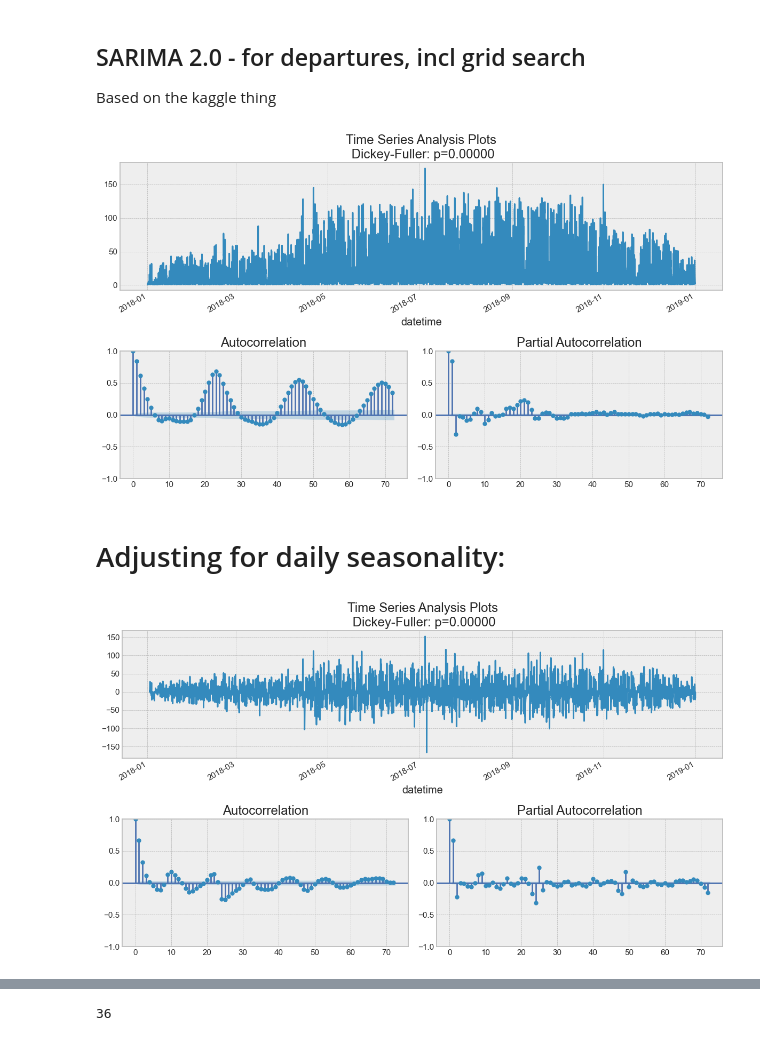
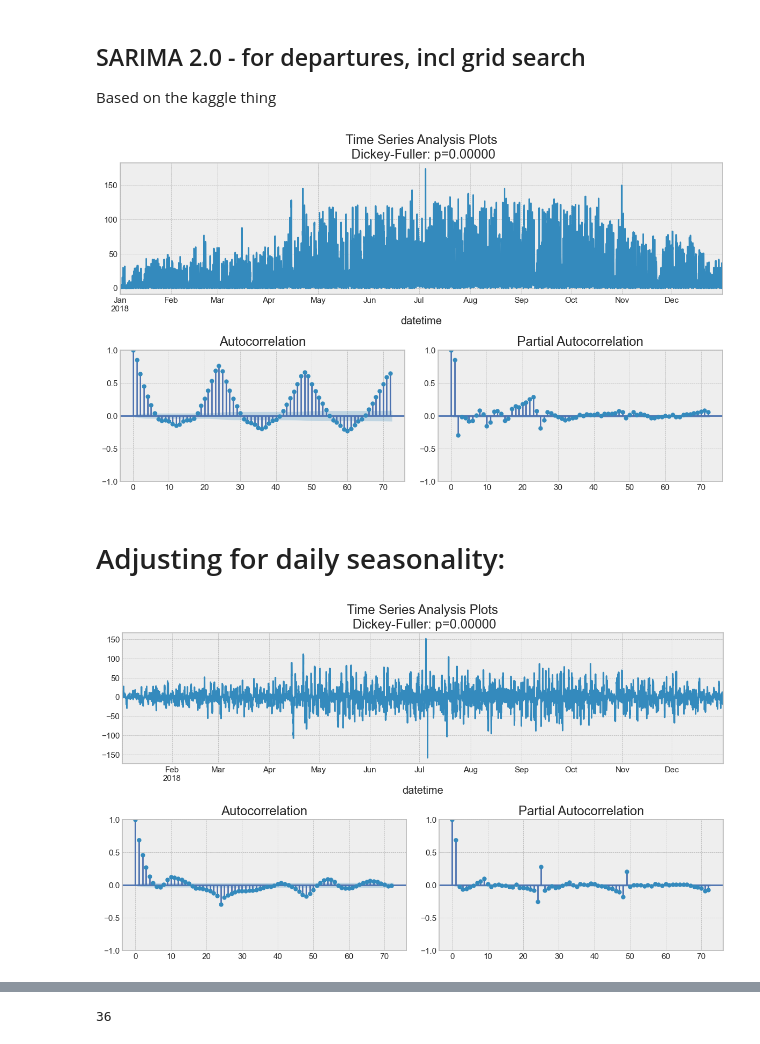
Before and after one commit to katrinemariepedersen/Business_analytics_project, a Jupyter notebook: proper_clustering_and_models.ipynb, the cells around one changed output, grey strips where cells are left out. Cells and saved outputs as stored; diff of their text form; code cells hidden in the pictures.

```diff
--- a/proper_clustering_and_models.ipynb
+++ b/proper_clustering_and_models.ipynb
@@ -574,6 +574,10 @@ cluster_12_departures['starttime'] = pd.to_datetime(cluster_12_departures['start
 cluster_12_departures['date'] = cluster_12_departures['starttime'].dt.date
 cluster_12_departures['hour'] = cluster_12_departures['starttime'].dt.hour
 
-# Group by date and hour, count trips
-trips_per_hour = cluster_12_departures.groupby(['date', 'hour']).size().reset_index(name='num_trips')
-trips_per_hour[:25]
+
+# Do the same for arrivals
+cluster_12_arrivals['stoptime'] = pd.to_datetime(cluster_12_arrivals['stoptime'])
+
+# Extract date and hour
+cluster_12_arrivals['date'] = cluster_12_arrivals['stoptime'].dt.date
+cluster_12_arrivals['hour'] = cluster_12_arrivals['stoptime'].dt.hour
@@ -959,16 +1002,6 @@ Critical Values:
         10%: -2.567
 # %% [markdown]
 ## Naive model - predict same val for trip_count as 24 h before
-# %%
-# Make sure the index is a DatetimeIndex
-grouped_departures.index = pd.to_datetime(grouped_departures.index)
-
-# Define the test start date
-test_start = pd.Timestamp("2018-11-01")
-
-# Create boolean masks
-train_mask = grouped_departures.index < test_start
-test_mask  = grouped_departures.index >= test_start
 # %%
 def plain_moving_average(series, n):
     #write your code here
@@ -990,5 +1023,3 @@ def plotprediction(series, pred_series, labels=["original", "predicted"], x_axis
     plt.legend(loc="upper left")
     plt.grid(True)
     plt.show()
-# %%
-grouped_departures['copy_pred'] = [0]*24 + grouped_departures['trip_count'].to_list()[:-24]
@@ -1073,16 +1093,16 @@ def tsplot(y, lags=None, figsize=(12, 7), style='bmh'):
         smt.graphics.plot_pacf(y, lags=lags, ax=pacf_ax)
         plt.tight_layout()
 # %%
-tsplot(grouped_data_departures.trip_count, lags=lags_to_plot)
+tsplot(grouped_departures.trip_count, lags=lags_to_plot)
 # %% [output]
-[figure, old version]
+[figure, new version]
 # %% [markdown]
 # Adjusting for daily seasonality:
 # %%
-trip_diff = grouped_data_departures.trip_count - grouped_data_departures.trip_count.shift(24)
+trip_diff = grouped_departures.trip_count - grouped_departures.trip_count.shift(24)
 tsplot(trip_diff[24:], lags=lags_to_plot)
 # %% [output]
-[figure, old version]
+[figure, new version]
 # %%
 trip_diff = trip_diff - trip_diff.shift(1)
 tsplot(trip_diff[24+1:], lags=lags_to_plot)
```
Also changed, not shown: parts of 20 cells of this notebook, 1 other file.
